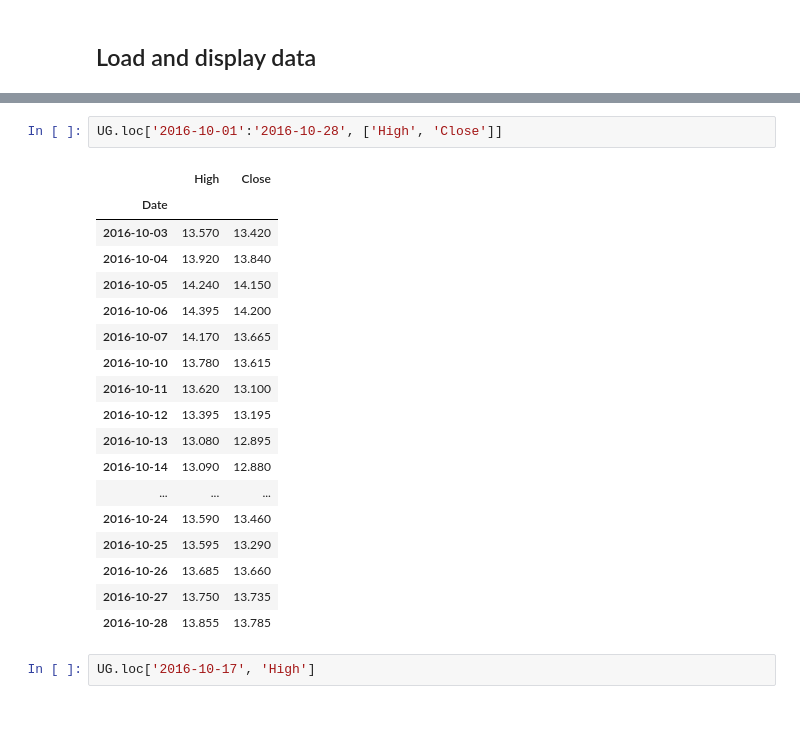
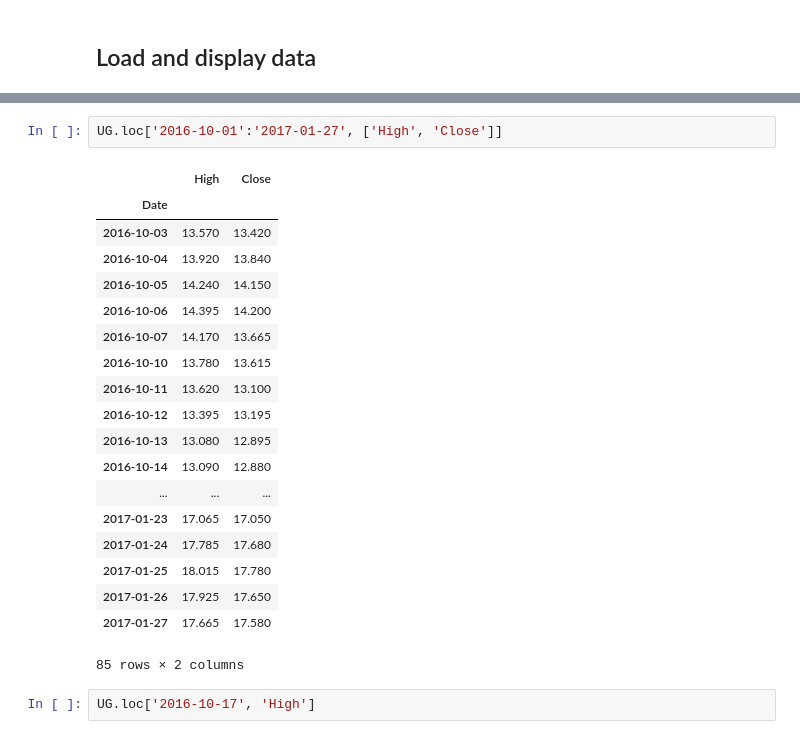
Before and after one commit to MrGreenRubato/notebooks, a Jupyter notebook: stocks/Stocks reader.ipynb, the cells around one changed output, grey strips where cells are left out. Saved outputs shown, nothing was run; the diff lists cells and outputs as text.

```diff
--- a/stocks/Stocks reader.ipynb
+++ b/stocks/Stocks reader.ipynb
@@ -120,24 +120,25 @@ UG.loc[:,['High', 'Close']].tail(10)
 # %%
-UG.loc['2016-10-01':'2016-10-28', ['High', 'Close']]
+UG.loc['2016-10-01':'2017-01-27', ['High', 'Close']]
 # %% [output]
 |  | High | Close |
 | Date |  |  |
 | 2016-10-03 | 13.570 | 13.420 |
 | 2016-10-04 | 13.920 | 13.840 |
 | 2016-10-05 | 14.240 | 14.150 |
 | 2016-10-06 | 14.395 | 14.200 |
 | 2016-10-07 | 14.170 | 13.665 |
 | 2016-10-10 | 13.780 | 13.615 |
 | 2016-10-11 | 13.620 | 13.100 |
 | 2016-10-12 | 13.395 | 13.195 |
 | 2016-10-13 | 13.080 | 12.895 |
 | 2016-10-14 | 13.090 | 12.880 |
 | ... | ... | ... |
-| 2016-10-24 | 13.590 | 13.460 |
-| 2016-10-25 | 13.595 | 13.290 |
-| 2016-10-26 | 13.685 | 13.660 |
-| 2016-10-27 | 13.750 | 13.735 |
-| 2016-10-28 | 13.855 | 13.785 |
+| 2017-01-23 | 17.065 | 17.050 |
+| 2017-01-24 | 17.785 | 17.680 |
+| 2017-01-25 | 18.015 | 17.780 |
+| 2017-01-26 | 17.925 | 17.650 |
+| 2017-01-27 | 17.665 | 17.580 |
+85 rows × 2 columns
 # %%
 UG.loc['2016-10-17', 'High']
 # %% [output]
```
Also changed, not shown: parts of 10 cells of this notebook, 6 other files.
